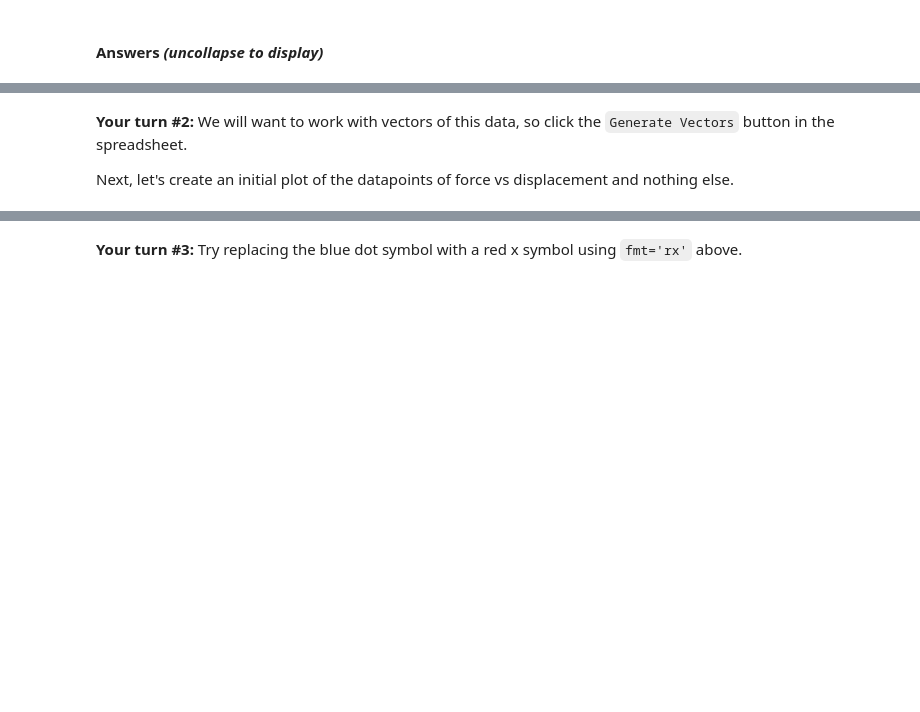
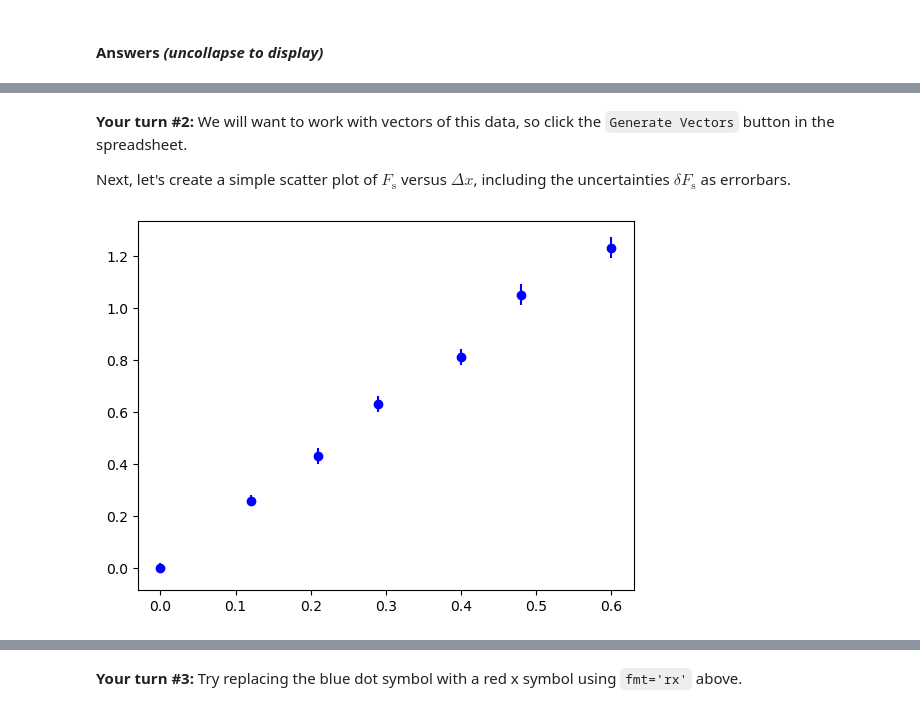
Before and after one commit to phys119/p119_24w2, a Jupyter notebook: Lab05/Prelab05.ipynb, the cells around one changed output, grey strips where cells are left out. Drawn from its saved outputs; the diff is of its cells as text; code cells hidden in the pictures; blank space fills up the shorter version.

Commit message:
Update Prelab05.ipynb
Update variable names, add more detail

```diff
--- a/Lab05/Prelab05.ipynb
+++ b/Lab05/Prelab05.ipynb
@@ -84,19 +95,16 @@ de_hl = data_entry2.sheet("prelab05_hookes_law")
 # %% [markdown]
 **Your turn #2:** We will want to work with vectors of this data, so click the `Generate Vectors` button in the spreadsheet.
 
-Next, let's create an initial plot of the datapoints of force vs displacement and nothing else.
+Next, let's create a simple scatter plot of $F_\mathrm{s}$ versus $\Delta x$, including the uncertainties $\delta F_\mathrm{s}$ as errorbars.
 # %%
-# Run me to create a simple plot of FVec vs dxVec with y-uncertainties dFVec
+# Create a new figure.
+plt.figure()
 
-# Define the variables we will be plotting
-xdata = DxVec
-ydata = FVec
-dydata = dFVec
+# Plot f_sVec versus delta_xVec as markers with attached errorbars del_f_sVec.
+plt.errorbar(x=delta_xVec, y=f_sVec, yerr=del_f_sVec, fmt='bo')
 
-# Start a new plotting canvas.
-plt.figure()
-# Create a scatter plot with y-uncertainties.
-plt.errorbar(xdata, ydata, dydata, fmt='bo')
 # Display all open figures.
 plt.show()
+# %% [output]
+[figure, added]
 # %% [markdown]
```
Also changed, not shown: parts of 32 cells of this notebook.
